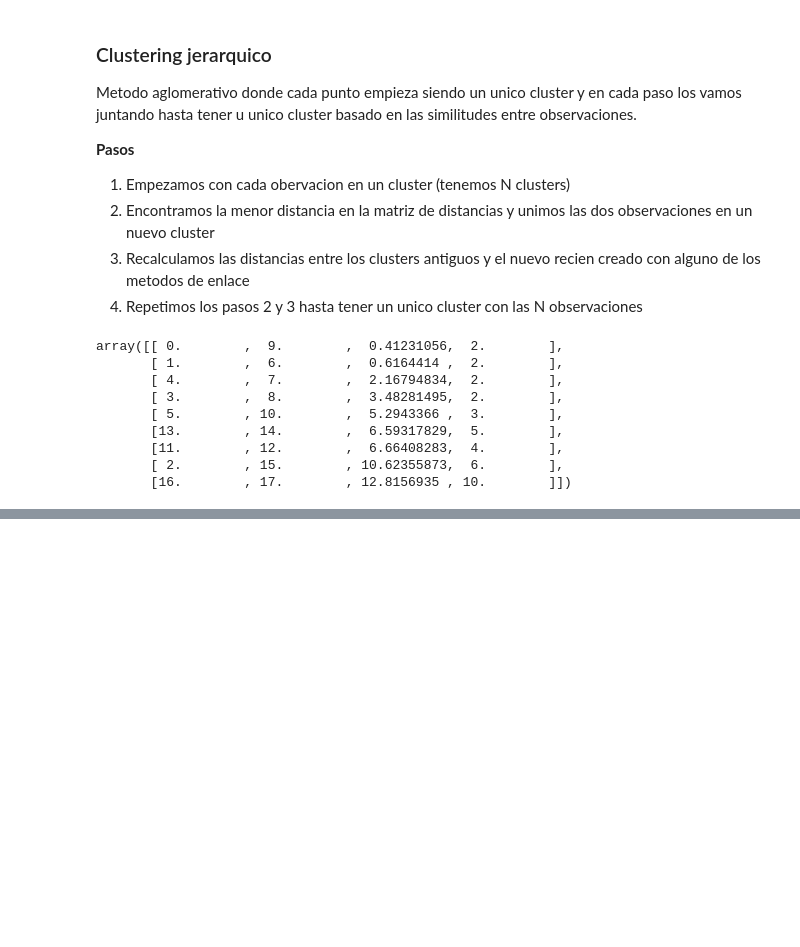
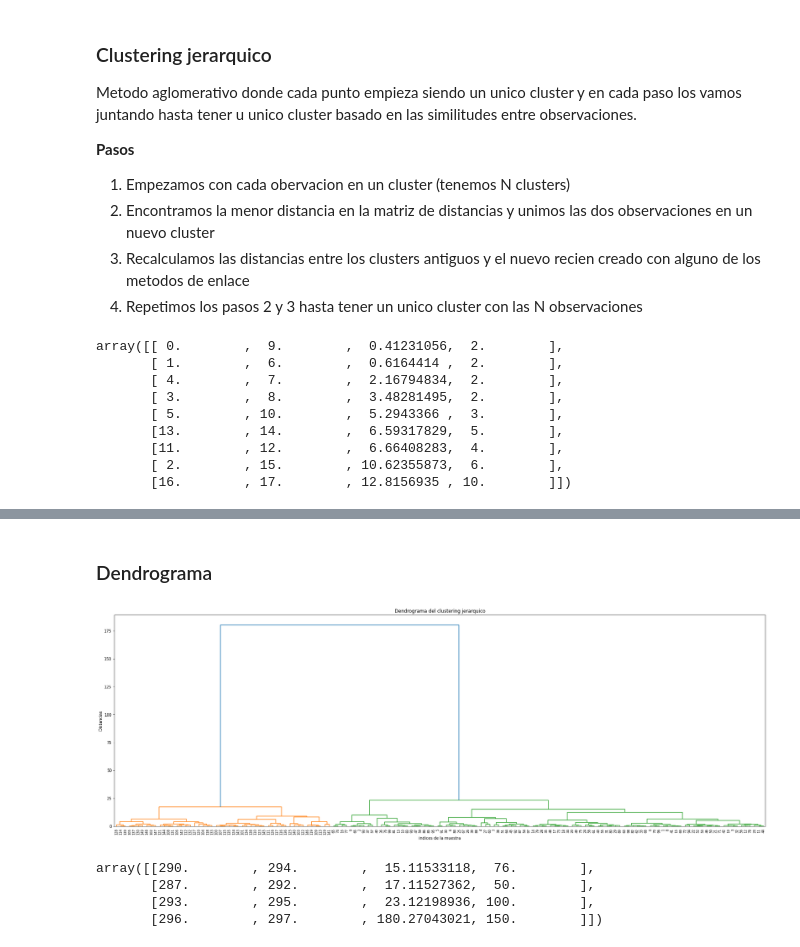
Before and after one commit to LinaTobon/ML_Couse_Udemy, a Jupyter notebook: Clustering/Clustering.ipynb, the cells around one changed output, grey strips where cells are left out. Saved outputs shown, nothing was run; the diff lists cells and outputs as text; code cells hidden in the pictures; blank space fills up the shorter version.

Commit message:
dendrogram tune function

```diff
--- a/Clustering/Clustering.ipynb
+++ b/Clustering/Clustering.ipynb
@@ -144,0 +182,18 @@ c, coph_dist = cophenet(Z,pdist(X))
+# %% [markdown]
+### Dendrograma
+# %%
+plt.figure(figsize=(30,10))
+plt.title("Dendrograma del clustering jerarquico")
+plt.xlabel("indices de la muestra")
+plt.ylabel("Distancias")
+dendrogram(Z,leaf_rotation=90.,leaf_font_size=8.0)
+plt.show()
+# %% [output]
+[figure, added]
+# %%
+Z[-4:,]
+# %% [output]
+array([[290.        , 294.        ,  15.11533118,  76.        ],
+       [287.        , 292.        ,  17.11527362,  50.        ],
+       [293.        , 295.        ,  23.12198936, 100.        ],
+       [296.        , 297.        , 180.27043021, 150.        ]])
```
Also changed, not shown: parts of 11 cells of this notebook.
